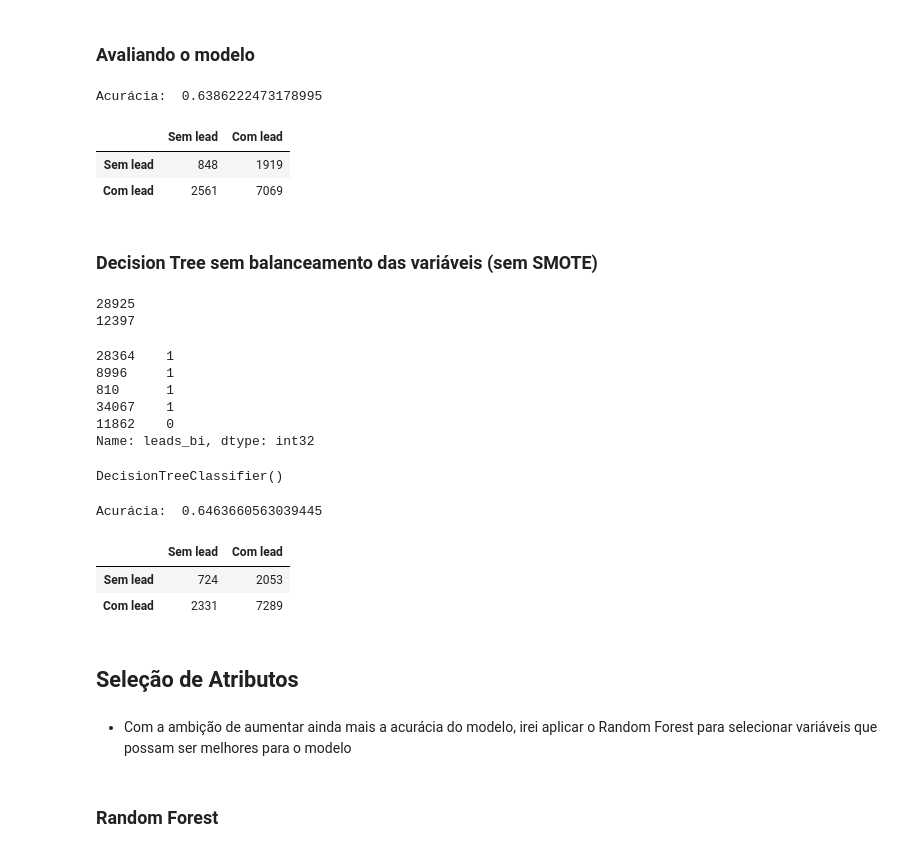
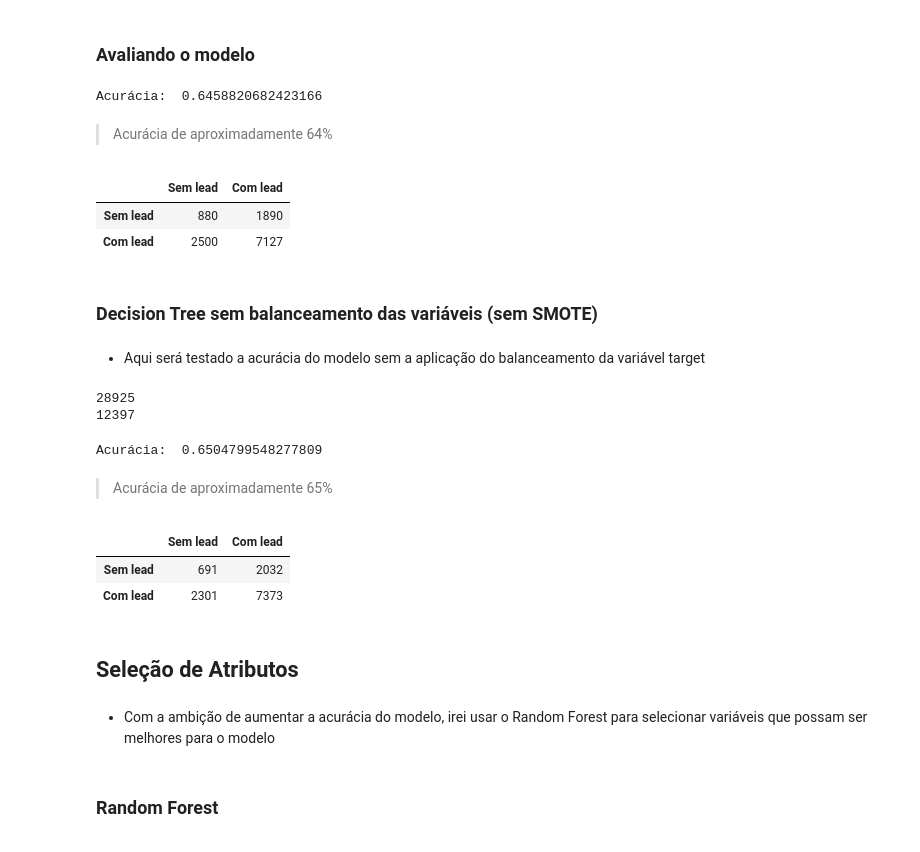
Before and after one commit to rafajovelho/Case1, a Jupyter notebook: Case-GCBInvestimentosipynb.ipynb, the cells around one changed output. Drawn from its saved outputs; the diff is of its cells as text; code cells hidden in the pictures.

```diff
--- a/Case-GCBInvestimentosipynb.ipynb
+++ b/Case-GCBInvestimentosipynb.ipynb
@@ -1408,4 +1419,4 @@ ax = sns.countplot(x = y_train)
 tree_clf = DecisionTreeClassifier()
 # %%
 # Treinando os modelos de treino
-tree_clf.fit(X_train, y_train)
+modelo1 = tree_clf.fit(X_train, y_train)
@@ -1415,10 +1424,6 @@ DecisionTreeClassifier()
 ### Prevendo os Valores
 # %%
 # Prevendo os dados de teste
-y_pred = tree_clf.predict(X_teste)
+y_pred1 = modelo1.predict(X_teste)
 # %% [markdown]
 ### Avaliando o modelo
-# %%
-print('Acurácia: ', metrics.accuracy_score(y_teste, y_pred))
-# %% [output]
-Acurácia:  0.6386222473178995
@@ -1428,10 +1430,21 @@ cf_matrix = metrics.confusion_matrix(y_teste, y_pred)
+# %%
+# Print da acurácia do modelo
+print('Acurácia: ', metrics.accuracy_score(y_teste, y_pred1))
+# %% [output]
+Acurácia:  0.6458820682423166
+# %% [markdown]
+> Acurácia de aproximadamente 64%
 # %%
+# Confusion matrix
+cf_matrix = metrics.confusion_matrix(y_teste, y_pred1)
 cf_matrix_df = pd.DataFrame(cf_matrix, columns = ['Sem lead','Com lead'])
 cf_matrix_df.rename(index = {0:'Sem lead', 1:'Com lead'})
 # %% [output]
 |  | Sem lead | Com lead |
-| Sem lead | 848 | 1919 |
-| Com lead | 2561 | 7069 |
+| Sem lead | 880 | 1890 |
+| Com lead | 2500 | 7127 |
 # %% [markdown]
 ### Decision Tree sem balanceamento das variáveis (sem SMOTE)
+# %% [markdown]
+* Aqui será testado a acurácia do modelo sem a aplicação do balanceamento da variável target
 # %%
@@ -1444,22 +1457,11 @@ print(len(X_teste))
 # %% [output]
 28925
 12397
-# %%
-y_train.head()
-# %% [output]
-28364    1
-8996     1
-810      1
-34067    1
-11862    0
-Name: leads_bi, dtype: int32
 # %%
 # Instanciando o algoritmo de árvore de decisão classificador
 tree_clf = DecisionTreeClassifier()
 # %%
 # Treinando os modelos de treino
-tree_clf.fit(X_train, y_train)
+modelo2 = tree_clf.fit(X_train, y_train)
-# %% [output]
-DecisionTreeClassifier()
 # %%
 # Prevendo os dados de teste
@@ -1467,21 +1469,23 @@ y_pred = tree_clf.predict(X_teste)
 # %%
-# avaliando o modelo
-print('Acurácia: ', metrics.accuracy_score(y_teste, y_pred))
+# Avaliando o modelo
+print('Acurácia: ', metrics.accuracy_score(y_teste, y_pred2))
 # %% [output]
-Acurácia:  0.6463660563039445
+Acurácia:  0.6504799548277809
+# %% [markdown]
+> Acurácia de aproximadamente 65%
 # %%
 # Confusion matrix
-cf_matrix = metrics.confusion_matrix(y_teste, y_pred)
+cf_matrix = metrics.confusion_matrix(y_teste, y_pred2)
 cf_matrix_df = pd.DataFrame(cf_matrix, columns = ['Sem lead','Com lead'])
 cf_matrix_df.rename(index = {0:'Sem lead', 1:'Com lead'})
 # %% [output]
 |  | Sem lead | Com lead |
-| Sem lead | 724 | 2053 |
-| Com lead | 2331 | 7289 |
+| Sem lead | 691 | 2032 |
+| Com lead | 2301 | 7373 |
 # %% [markdown]
 ## Seleção de Atributos
 # %% [markdown]
-* Com a ambição de aumentar ainda mais a acurácia do modelo, irei aplicar o Random Forest para selecionar variáveis que possam ser melhores para o modelo
+* Com a ambição de aumentar a acurácia do modelo, irei usar o Random Forest para selecionar variáveis que possam ser melhores para o modelo
 # %% [markdown]
 ### Random Forest
 # %%
```
Also changed, not shown: parts of 57 cells of this notebook.
